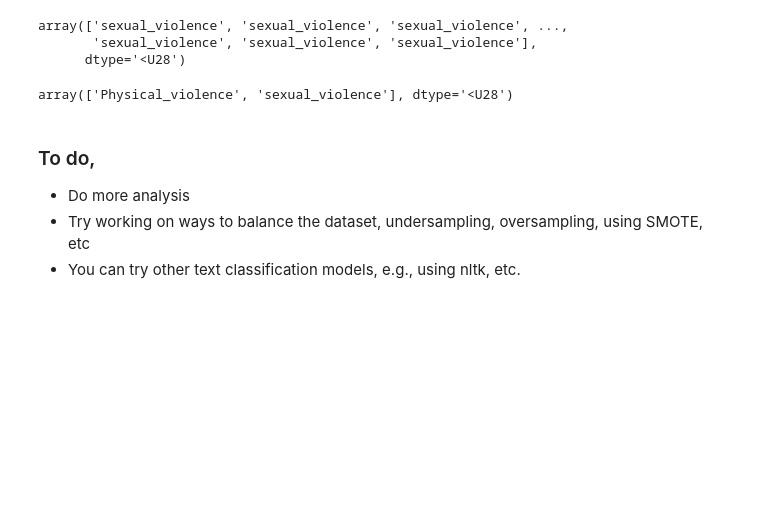
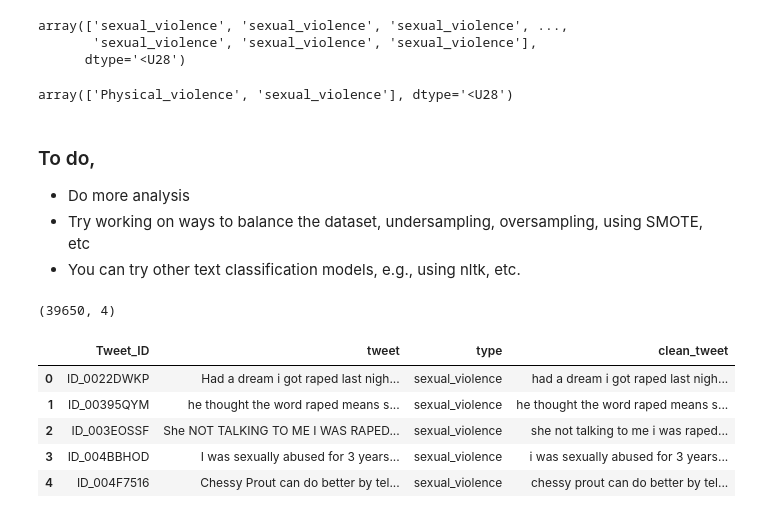
Before and after one commit to vidakpop/-GBV-Tweet-classification-, a Jupyter notebook: Datathon_7.ipynb, the cells around one changed output. Cells and saved outputs as stored; diff of their text form; code cells hidden in the pictures; blank space fills up the shorter version.

```diff
--- a/Datathon_7.ipynb
+++ b/Datathon_7.ipynb
@@ -192,0 +204,30 @@ sample_submission.to_csv('baseline_sub.csv', index=False)
+# %%
+# STEP 2: LOAD DATA
+urltrain = 'https://raw.githubusercontent.com/vidakpop/-GBV-Tweet-classification-/refs/heads/main/Train.csv'
+train = pd.read_csv(urltrain)
+urltest = "https://raw.githubusercontent.com/vidakpop/-GBV-Tweet-classification-/refs/heads/main/Test.csv"
+test = pd.read_csv(urltest)
+# %%
+def clean_text(text):
+  text = text.lower()
+  text = re.sub(r"http\S+", "", text)
+  text = re.sub(r"@\w+", "", text)
+  text = re.sub(r"#\w+", "", text)
+  text = re.sub(f"[{re.escape(string.punctuation)}]", "", text)
+  return text.strip()
+# %%
+train['clean_tweet'] = train['tweet'].apply(clean_text)
+test['clean_tweet'] = test['tweet'].apply(clean_text)
+# %%
+train.shape
+# %% [output]
+(39650, 4)
+# %%
+train.head()
+# %% [output]
+|  | Tweet_ID | tweet | type | clean_tweet |
+| 0 | ID_0022DWKP | Had a dream i got raped last nigh... | sexual_violence | had a dream i got raped last nigh... |
+| 1 | ID_00395QYM | he thought the word raped means s... | sexual_violence | he thought the word raped means s... |
+| 2 | ID_003EOSSF | She NOT TALKING TO ME I WAS RAPED... | sexual_violence | she not talking to me i was raped... |
+| 3 | ID_004BBHOD | I was sexually abused for 3 years... | sexual_violence | i was sexually abused for 3 years... |
+| 4 | ID_004F7516 | Chessy Prout can do better by tel... | sexual_violence | chessy prout can do better by tel... |
```
Also changed, not shown: parts of 18 cells of this notebook.
